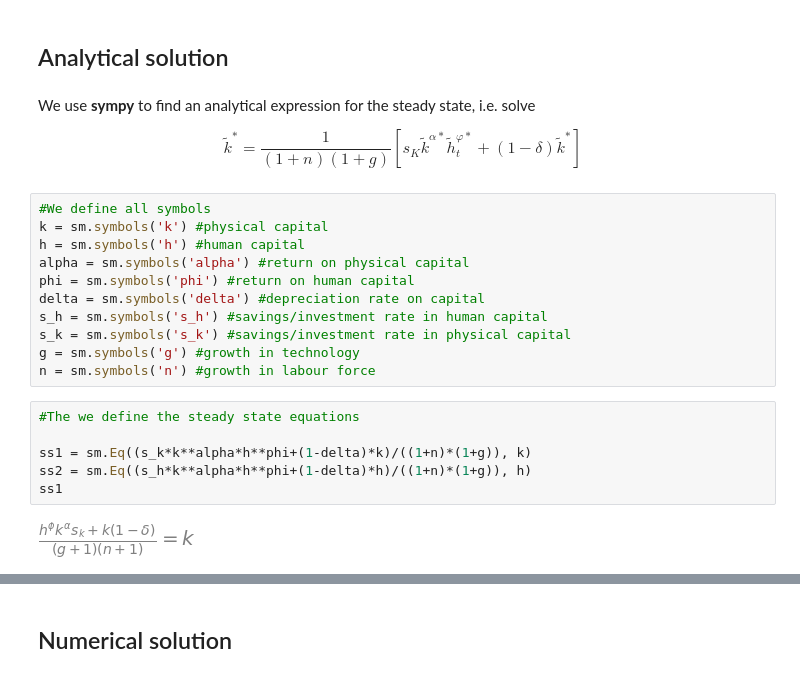
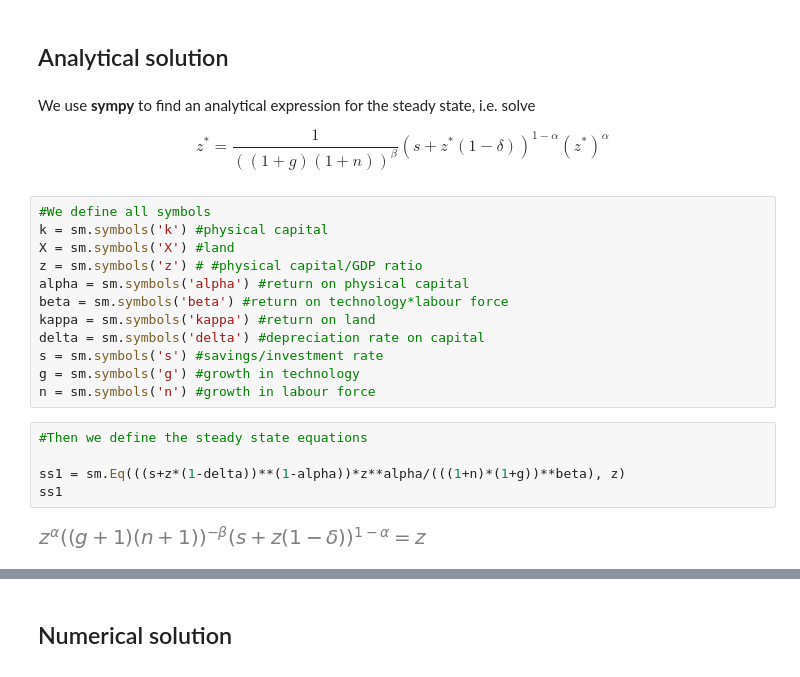
Before and after one commit to NumEconCopenhagen/projects-2023-mc, a Jupyter notebook: modelproject/modelproject.ipynb, the cells around one changed output, grey strips where cells are left out. Saved outputs shown, nothing was run; the diff lists cells and outputs as text.

```diff
--- a/modelproject/modelproject.ipynb
+++ b/modelproject/modelproject.ipynb
@@ -41,24 +61,24 @@ $ z_{t+1} = \frac{K_{t+1}}{Y_{t+1}} = \frac{K_{t+1}}{K_{t+1}^{\alpha}(A_{t+1}L_{
 # %% [markdown]
 We use **sympy** to find an analytical expression for the steady state, i.e. solve
 
-$$ \tilde{k}^{\ast}= \frac{1}{(1+n)(1+g)}[s_K\tilde{k}^{\alpha\ast}\tilde{h}_{t}^{\varphi\ast}+(1-\delta)\tilde{k}^{\ast}] $$
+$$ z^{\ast} = \frac{1}{((1+g)(1+n))^\beta}(s+z^{\ast}(1-\delta))^{1-\alpha}(z^{\ast})^\alpha $$
 # %%
 #We define all symbols
 k = sm.symbols('k') #physical capital
-h = sm.symbols('h') #human capital
+X = sm.symbols('X') #land
+z = sm.symbols('z') # #physical capital/GDP ratio
 alpha = sm.symbols('alpha') #return on physical capital
-phi = sm.symbols('phi') #return on human capital
+beta = sm.symbols('beta') #return on technology*labour force
+kappa = sm.symbols('kappa') #return on land
 delta = sm.symbols('delta') #depreciation rate on capital
-s_h = sm.symbols('s_h') #savings/investment rate in human capital
-s_k = sm.symbols('s_k') #savings/investment rate in physical capital
+s = sm.symbols('s') #savings/investment rate
 g = sm.symbols('g') #growth in technology
 n = sm.symbols('n') #growth in labour force
 # %%
-#The we define the steady state equations
+#Then we define the steady state equations
 
-ss1 = sm.Eq((s_k*k**alpha*h**phi+(1-delta)*k)/((1+n)*(1+g)), k)
-ss2 = sm.Eq((s_h*k**alpha*h**phi+(1-delta)*h)/((1+n)*(1+g)), h)
+ss1 = sm.Eq(((s+z*(1-delta))**(1-alpha))*z**alpha/(((1+n)*(1+g))**beta), z)
 ss1
 # %% [output]
-[figure, old version]
+[figure, new version]
 # %%
```
Also changed, not shown: parts of 16 cells of this notebook.
